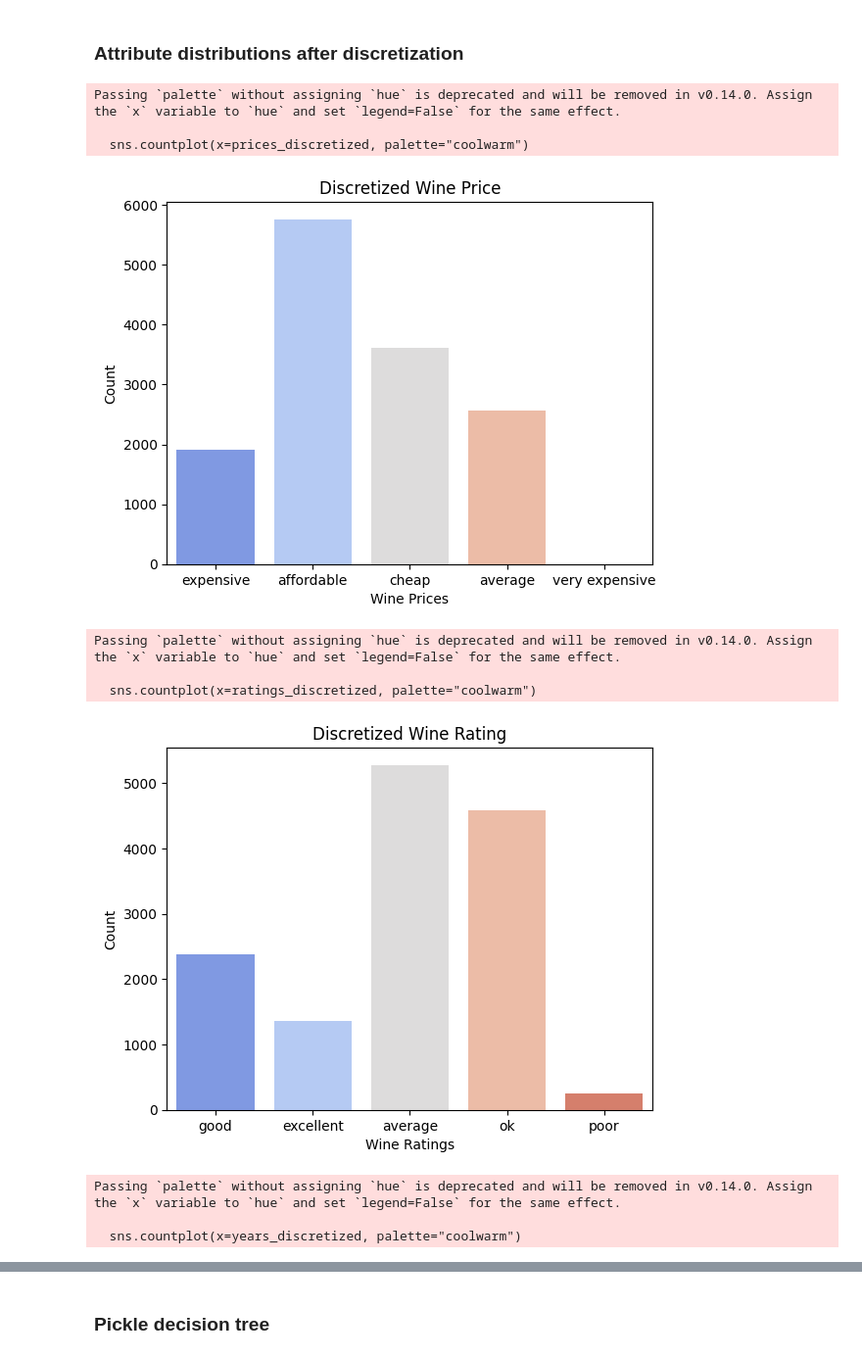
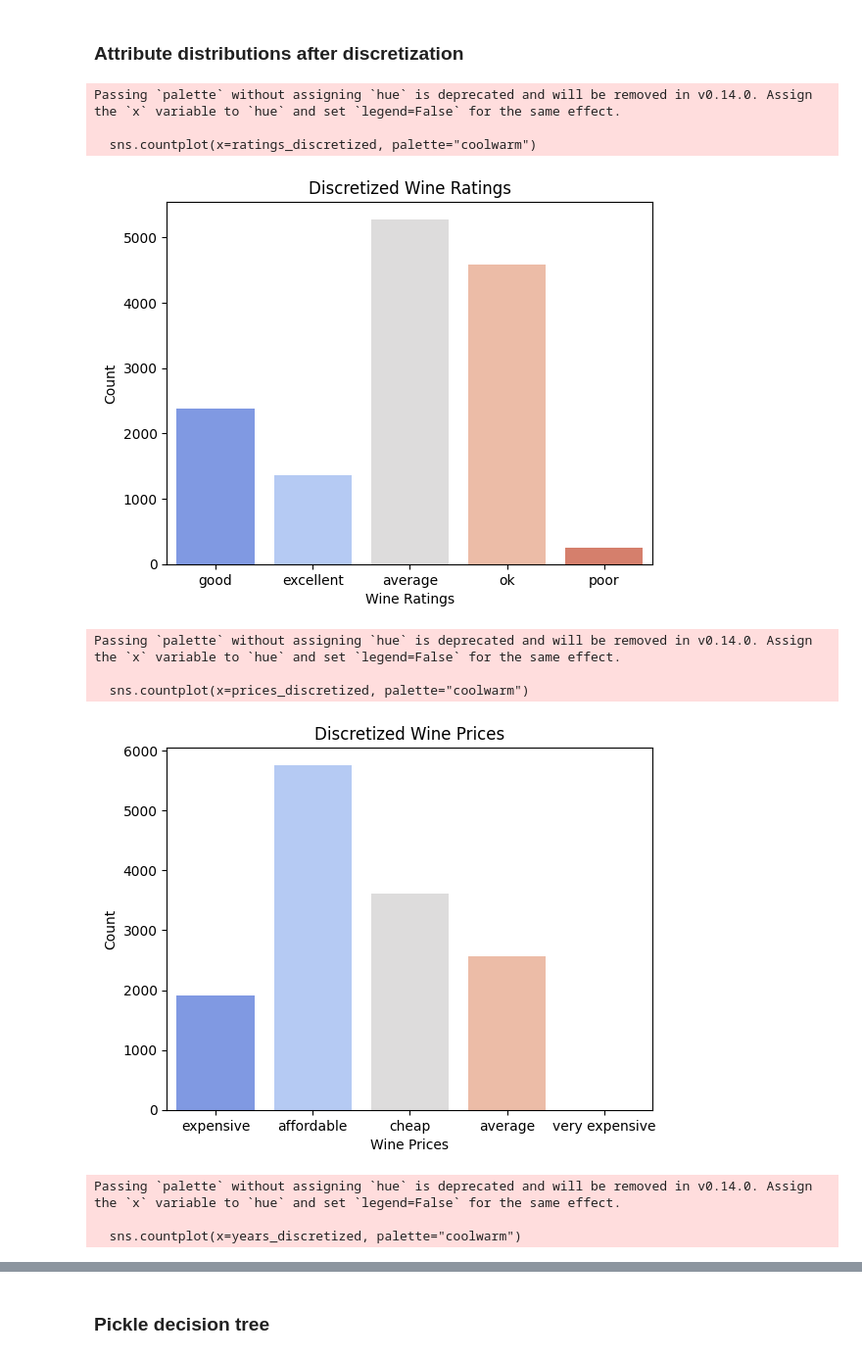
Before and after one commit to xinnnxuan/CPSC322-FinalProject, a Jupyter notebook: wineclassification.ipynb, the cells around one changed output, grey strips where cells are left out. Shown at 98% size. Saved outputs shown, nothing was run; the diff lists cells and outputs as text; code cells hidden in the pictures.

```diff
--- a/wineclassification.ipynb
+++ b/wineclassification.ipynb
@@ -158,50 +158,50 @@ Passing `palette` without assigning `hue` is deprecated and will be removed in v
 # %% [markdown]
 ### Attribute distributions after discretization
 # %%
+ratings_discretized = [myutils.rating_discretizer(rating_col[i]) for i in range(len(rating_col))]
+# plot ratings discretized
+plt.figure()
+sns.countplot(x=ratings_discretized, palette="coolwarm")
+plt.title("Discretized Wine Ratings")
+plt.xlabel("Wine Ratings")
+plt.ylabel("Count")
+plt.show()
+
 prices_discretized = [myutils.price_discretizer(price_col[i]) for i in range(len(price_col))]
 # plot prices discretized
 plt.figure()
 sns.countplot(x=prices_discretized, palette="coolwarm")
-plt.title("Discretized Wine Price")
+plt.title("Discretized Wine Prices")
 plt.xlabel("Wine Prices")
-plt.ylabel("Count")
-plt.show()
-
-ratings_discretized = [myutils.rating_discretizer(rating_col[i]) for i in range(len(rating_col))]
-# plot ratings discretized
-plt.figure()
-sns.countplot(x=ratings_discretized, palette="coolwarm")
-plt.title("Discretized Wine Rating")
-plt.xlabel("Wine Ratings")
 plt.ylabel("Count")
 plt.show()
 
 years_discretized = [myutils.year_discretizer(year_col[i]) for i in range(len(year_col))]
 # plot years discretized
 plt.figure()
 sns.countplot(x=years_discretized, palette="coolwarm")
-plt.title("Discretized Wine Year")
+plt.title("Discretized Wine Years")
 plt.xlabel("Years")
 plt.ylabel("Count")
 plt.show()
 
 num_ratings_discretized = [myutils.num_ratings_discretizer(num_ratings_col[i]) for i in range(len(num_ratings_col))]
 # plot number of ratings discretized
 plt.figure()
 sns.countplot(x=num_ratings_discretized, palette="coolwarm")
 plt.title("Discretized Number of Ratings")
 plt.xlabel("Years")
 plt.ylabel("Count")
 plt.show()
 # %% [output]
 Passing `palette` without assigning `hue` is deprecated and will be removed in v0.14.0. Assign the `x` variable to `hue` and set `legend=False` for the same effect.
 
-  sns.countplot(x=prices_discretized, palette="coolwarm")
+  sns.countplot(x=ratings_discretized, palette="coolwarm")
-[figure, old version]
+[figure, new version]
 Passing `palette` without assigning `hue` is deprecated and will be removed in v0.14.0. Assign the `x` variable to `hue` and set `legend=False` for the same effect.
 
-  sns.countplot(x=ratings_discretized, palette="coolwarm")
+  sns.countplot(x=prices_discretized, palette="coolwarm")
-[figure, old version]
+[figure, new version]
 Passing `palette` without assigning `hue` is deprecated and will be removed in v0.14.0. Assign the `x` variable to `hue` and set `legend=False` for the same effect.
 
   sns.countplot(x=years_discretized, palette="coolwarm")
```
Also changed, not shown: parts of 2 cells of this notebook, 2 other files.
